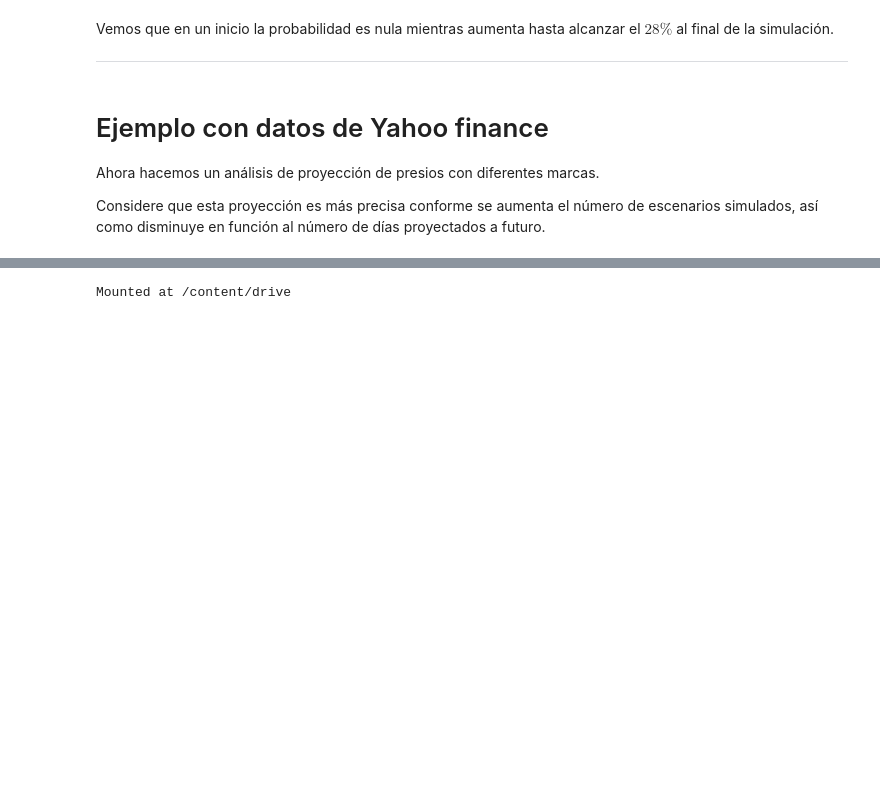
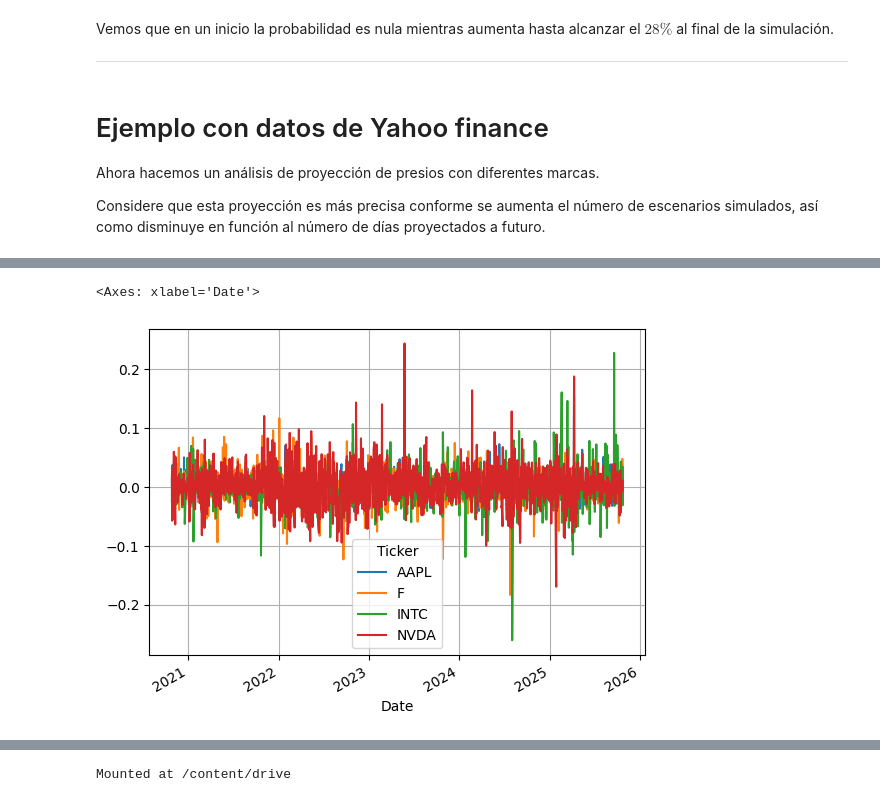
Before and after one commit to ArellanoMCarlos/SimMatO2025, a Jupyter notebook: Módulo 2 - Métodos heurísticos/3 - Simulación_de_escenarios_futuros.ipynb, the cells around one changed output, grey strips where cells are left out. Drawn from its saved outputs; the diff is of its cells as text; code cells hidden in the pictures; blank space fills up the shorter version.

```diff
--- a/Módulo 2 - Métodos heurísticos/3 - Simulación_de_escenarios_futuros.ipynb
+++ b/Módulo 2 - Métodos heurísticos/3 - Simulación_de_escenarios_futuros.ipynb
@@ -188,0 +212,8 @@ Considere que esta proyección es más precisa conforme se aumenta el número de
+# %%
+# Calculamos las diferencias porcentuales y graficamos
+#
+delta=data.pct_change().dropna()
+delta.plot(grid=True) # Podemos considerar medias constantes a lo largo del tiempo
+# %% [output]
+<Axes: xlabel='Date'>
+[figure, added]
```
Also changed, not shown: parts of 26 cells of this notebook.
